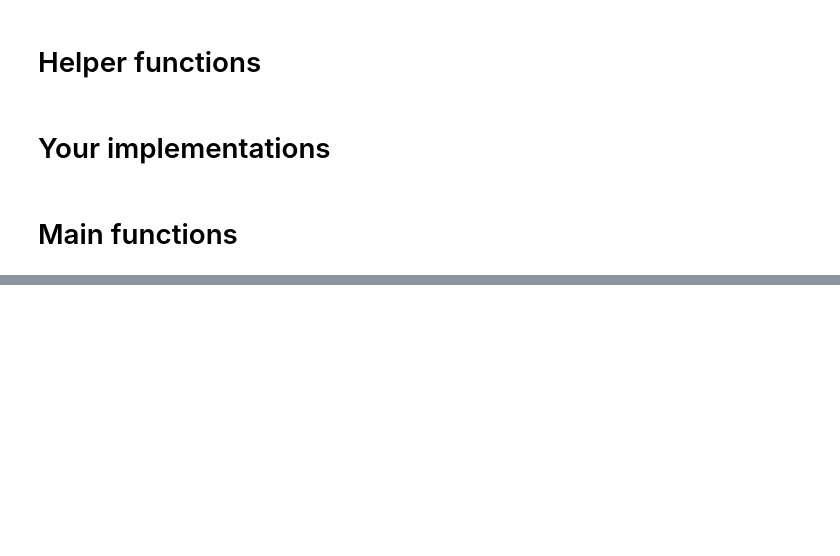
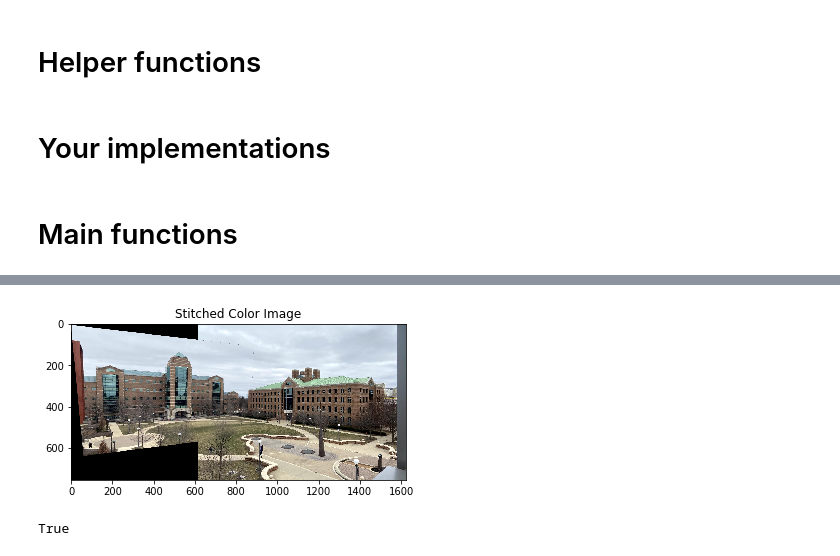
Before and after one commit to katherineyun/CS543, a Jupyter notebook: mp3/MP3_Q1_starter.ipynb, the cells around one changed output, grey strips where cells are left out. Drawn from its saved outputs; the diff is of its cells as text; code cells hidden in the pictures; blank space fills up the shorter version.

```diff
--- a/mp3/MP3_Q1_starter.ipynb
+++ b/mp3/MP3_Q1_starter.ipynb
@@ -143,7 +152,7 @@ def ransac(data):
 def warp_images(img1, img2, H):
     trans1 = [[0, 0], [0, len(img1)], [len(img1[0]), len(img1)], [len(img1[0]), 0]]
     trans2 = [[0, 0], [0, len(img2)], [len(img2[0]), len(img2)], [len(img2[0]), 0]]
-    transformed = ProjectiveTransform(trans1, H)
+    transformed = skimage.transform.ProjectiveTransform(H)
     final = np.concatenate((transformed, trans1))
     x_min, y_min = min(final[:,0]),min(final[:,1])
     x_max, y_max = max(final[:,0]), max(final[:,1])
@@ -178,10 +193,13 @@ fig.savefig('ransac_match.pdf', bbox_inches='tight')
 # %%
 # part (e) warp images to stitch them together,
 # display and report the stitching results
 output = warp_images(img2, img1, best_H)
 plt.imshow(output)
 plt.title('Stitched Color Image')
 plt.savefig('./result/part1_stitched_colorimg.jpg')
 plt.show()
-cv2.imwrite('stitched_images.jpg', result[:,:,::-1]*255.,
+cv2.imwrite('stitched_images.jpg', output[:,:,::-1]*255.,
             [int(cv2.IMWRITE_JPEG_QUALITY), 90])
+# %% [output]
+[figure, added]
+True
```
Also changed, not shown: parts of 5 cells of this notebook, 1 other file.
